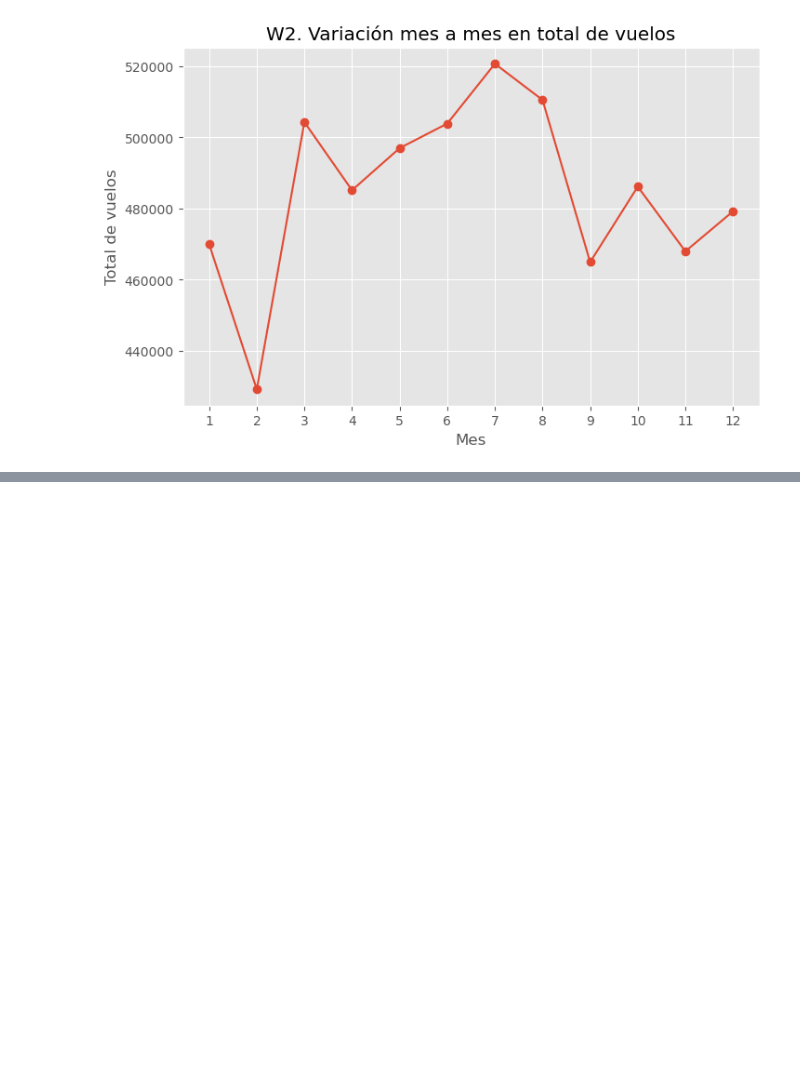
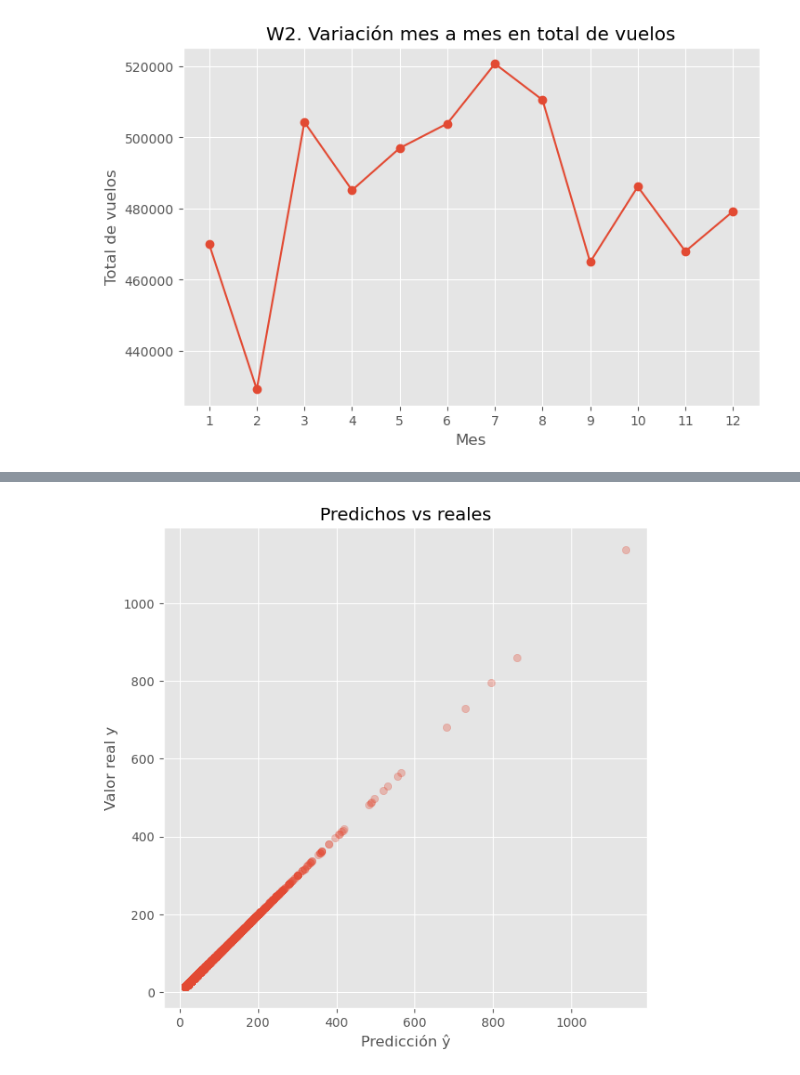
Before and after one commit to dianaba27/flights-data-engineering-a, a Jupyter notebook: flights_analytics.ipynb, the cells around one changed output, grey strips where cells are left out. Drawn from its saved outputs; the diff is of its cells as text; code cells hidden in the pictures; blank space fills up the shorter version.

```diff
--- a/flights_analytics.ipynb
+++ b/flights_analytics.ipynb
@@ -347,0 +447,9 @@ plt.show()
+# %%
+y_hat = model.predict(X_const)
+residuals = y - y_hat
+
+r2 = model.rsquared
+rmse = np.sqrt(np.mean((y - y_hat) ** 2))
+
+print("R²:", r2)
+print("RMSE:", rmse)
@@ -347,0 +495,15 @@ plt.show()
+# %%
+plot_df = pd.DataFrame({
+    "y": y,
+    "y_hat": y_hat,
+    "residuals": residuals
+}).sample(n=min(5000, len(y)), random_state=27)
+# %%
+plt.figure(figsize=(7, 7))
+plt.scatter(plot_df["y_hat"], plot_df["y"], alpha=0.3)
+plt.xlabel("Predicción ŷ")
+plt.ylabel("Valor real y")
+plt.title("Predichos vs reales")
+plt.show()
+# %% [output]
+[figure, added]
```
Also changed, not shown: parts of 30 cells of this notebook.
